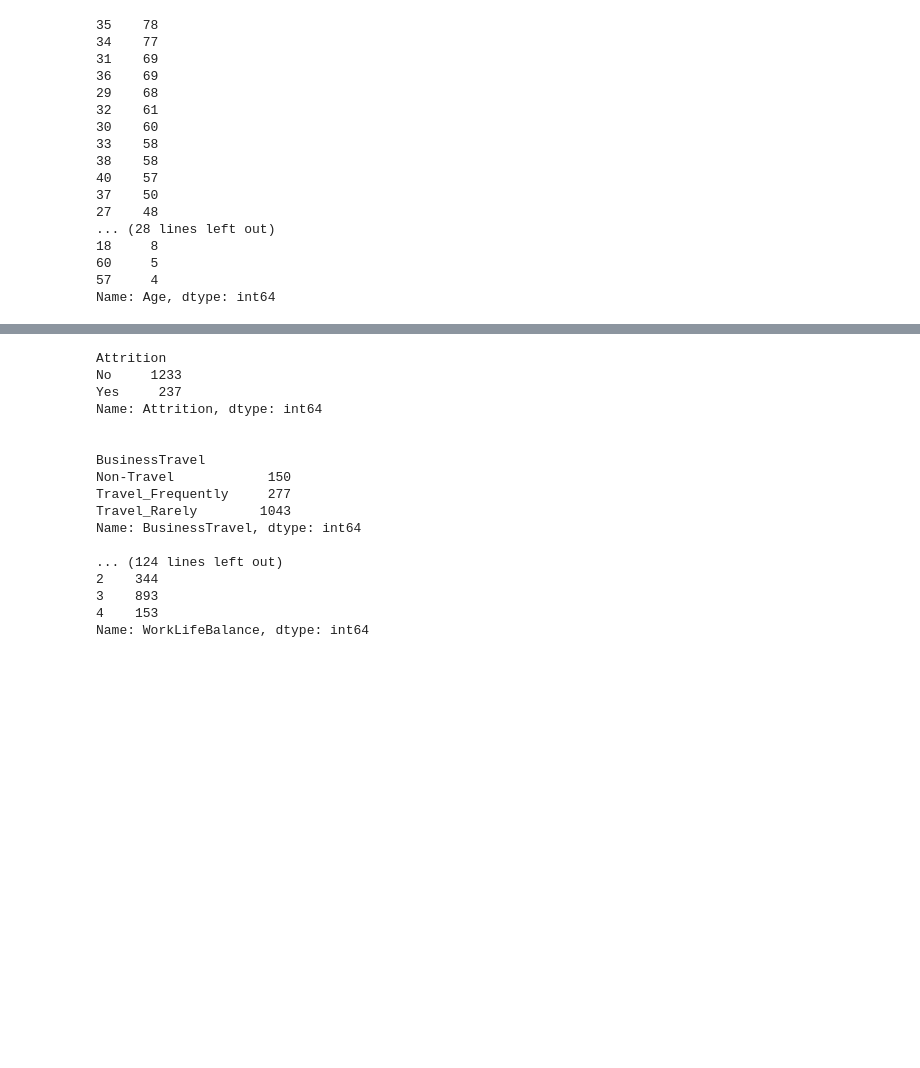
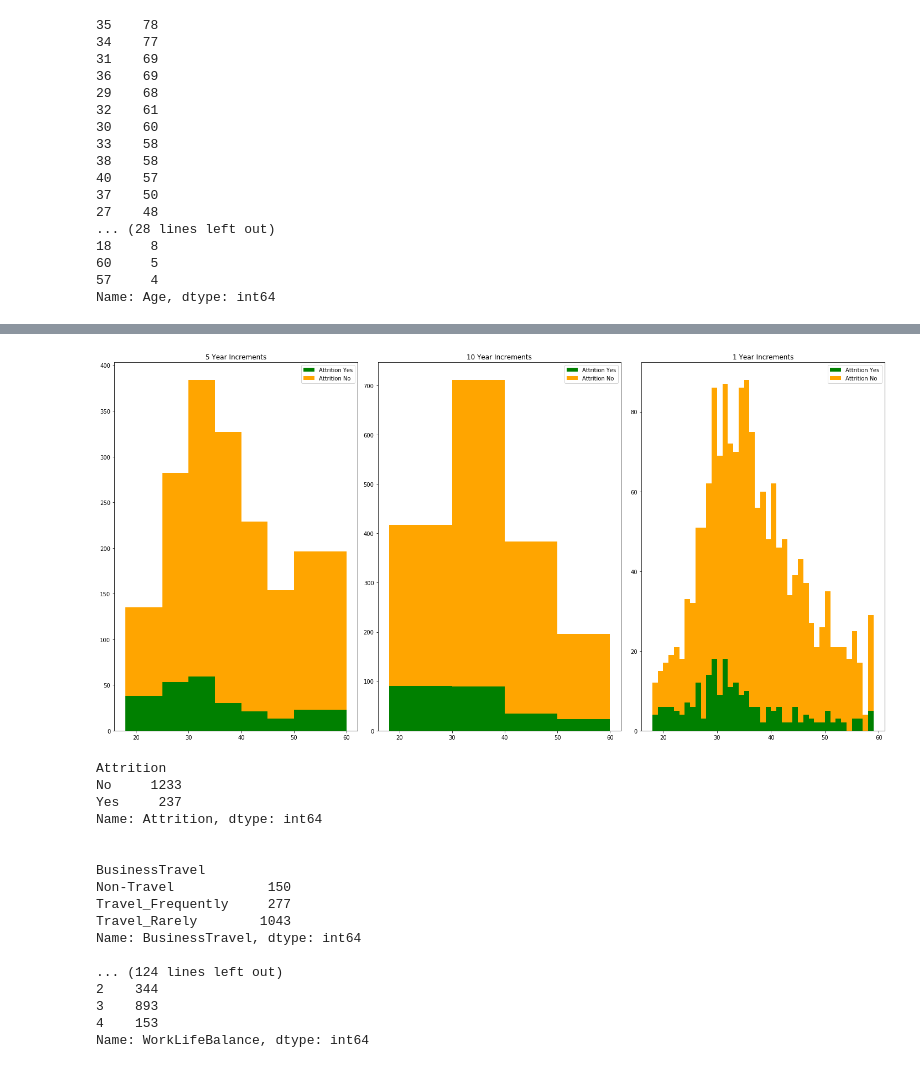
Before and after one commit to skhayden/Reducing-Age-Bias-in-Machine-Learning-An-Algorithmic-Approach, a Jupyter notebook: CapA Draft_03 Attrition.ipynb, the cells around one changed output, grey strips where cells are left out. Saved outputs shown, nothing was run; the diff lists cells and outputs as text; code cells hidden in the pictures; blank space fills up the shorter version.

Commit message:
Broke out age into smaller groups, made 3 hist for them, and clean up some repeditivevars

```diff
--- a/CapA Draft_03 Attrition.ipynb
+++ b/CapA Draft_03 Attrition.ipynb
@@ -223,3 +236,45 @@ plt.hist(df.Age, bins = 6)
+# %%
+#year increments
+bin_labels1 = list(range(min(df['Age']),max(df['Age'])))
+bins1 = list(range(min(df['Age']),max(df['Age'])))
+df['Age_group_Year'] = pd.cut(df['Age'], bins=bins1, labels=bin_labels1[0:len(bin_labels1)-1])
+# %%
+#decade increments
+bin_labels10 = ['<=30', '>30 & <=40', '>40 & <=50', '>50']
+bins10 = [min(df['Age']), 30, 40, 50, max(df['Age'])]
+df['Age_group_Decade'] = pd.cut(df['Age'], bins=bins10, labels=bin_labels10)
+
+
+#half decade increments
+bin_labels5 = ['<=25', '>25 & <=30','>30 & <=35','>35 & <=40','>40 & <=45','>45 & <=50','>50']
+bins5 = [min(df['Age']), 25, 30, 35, 40, 45, 50, max(df['Age'])]
+df['Age_group_half_Decade'] = pd.cut(df['Age'], bins=bins5, labels=bin_labels5)
+
+#year increments
+bin_labels1 = list(range(min(df['Age']),max(df['Age'])))
+bins1 = list(range(min(df['Age']),max(df['Age'])))
+df['Age_group_Year'] = pd.cut(df['Age'], bins=bins1, labels=bin_labels1[0:len(bin_labels1)-1])
+
+
+
+fig, ((ax0, ax1,ax2)) = plt.subplots( ncols=3,figsize=(20, 10))
+
+ax0.hist([df['Age'].loc[df['Attrition']=='Yes'],df['Age']],bins=bins5, stacked=True,color=['green', 'orange'], label=['Attrition Yes', 'Attrition No'])
+ax0.set_title('5 Year Increments')
+ax0.legend(prop={'size': 10})
+
+ax1.hist([df['Age'].loc[df['Attrition']=='Yes'],df['Age']],bins=bins10, stacked=True,color=['green', 'orange'], label=['Attrition Yes', 'Attrition No'])
+ax1.set_title('10 Year Increments')
+ax1.legend(prop={'size': 10})
+
+ax2.hist([df['Age'].loc[df['Attrition']=='Yes'],df['Age']],bins=bins1, stacked=True,color=['green', 'orange'], label=['Attrition Yes', 'Attrition No'])
+ax2.set_title('1 Year Increments')
+ax2.legend(prop={'size': 10})
+
+fig.tight_layout()
+plt.show()
+# %% [output]
+[figure, added]
 # %%
 ## In order to get familiarized with data set, we are displaying categorical frequency groupings for:
 ## categorical features
```
Also changed, not shown: parts of 17 cells of this notebook.
